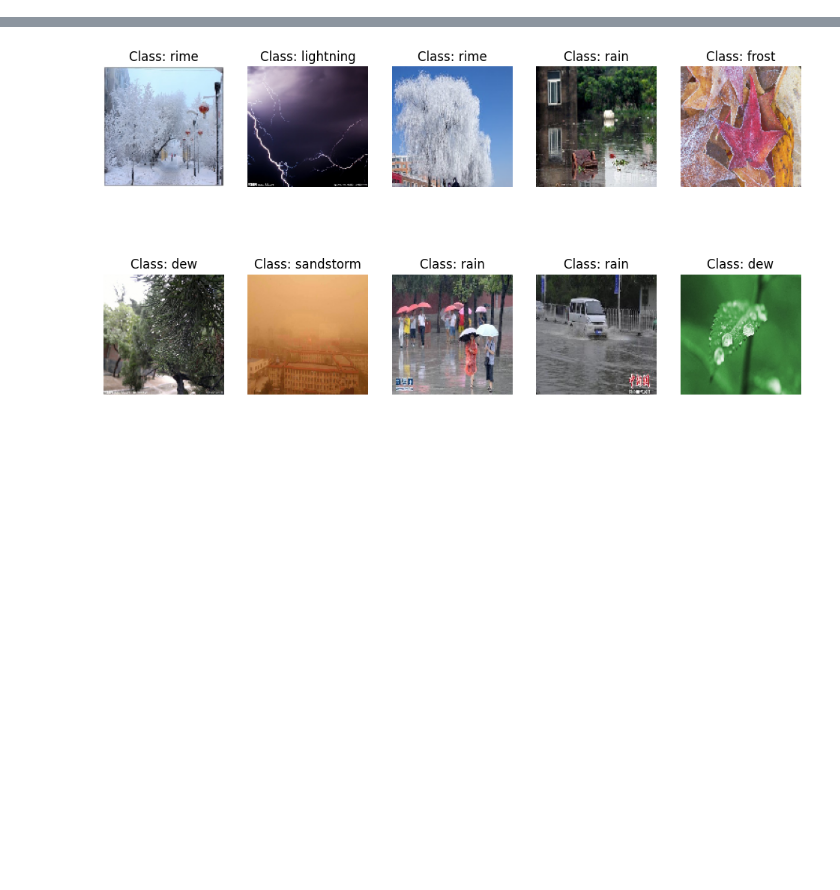
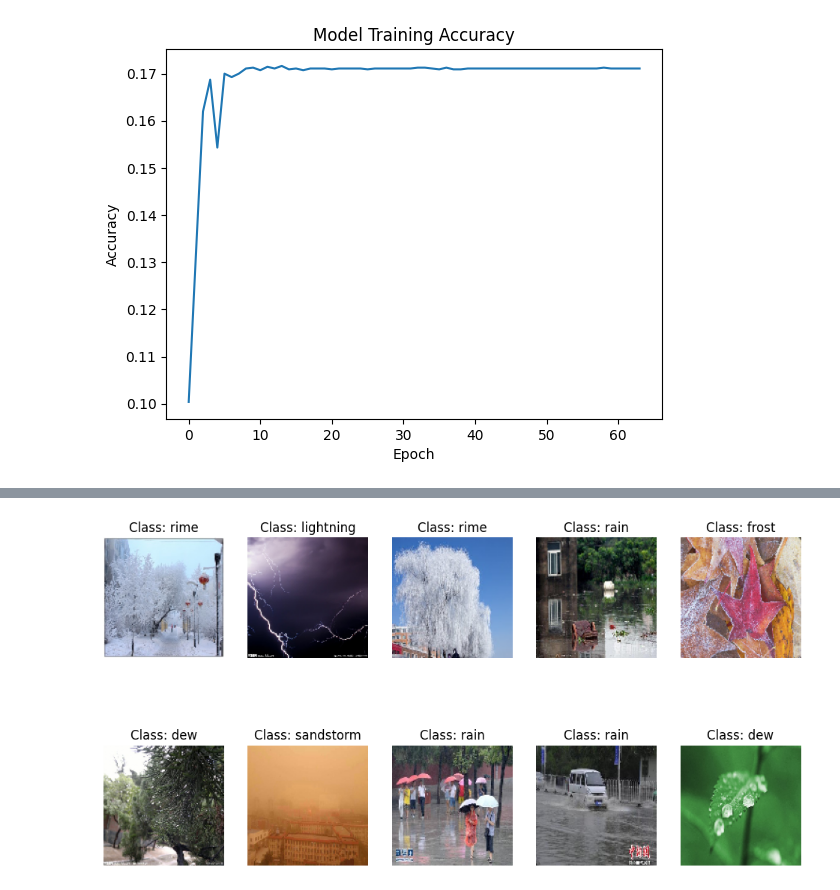
Before and after one commit to Lave1/Deep-learning-exam, a Jupyter notebook: main.ipynb, the cells around one changed output, grey strips where cells are left out. Cells and saved outputs as stored; diff of their text form; code cells hidden in the pictures; blank space fills up the shorter version.

```diff
--- a/main.ipynb
+++ b/main.ipynb
@@ -145,0 +257,9 @@ plt.show()
+# %%
+
+plt.plot(hystory2.history['accuracy'])
+plt.title('Model Training Accuracy')
+plt.xlabel('Epoch')
+plt.ylabel('Accuracy')
+plt.show()
+# %% [output]
+[figure, added]
```
Also changed, not shown: parts of 14 cells of this notebook.
